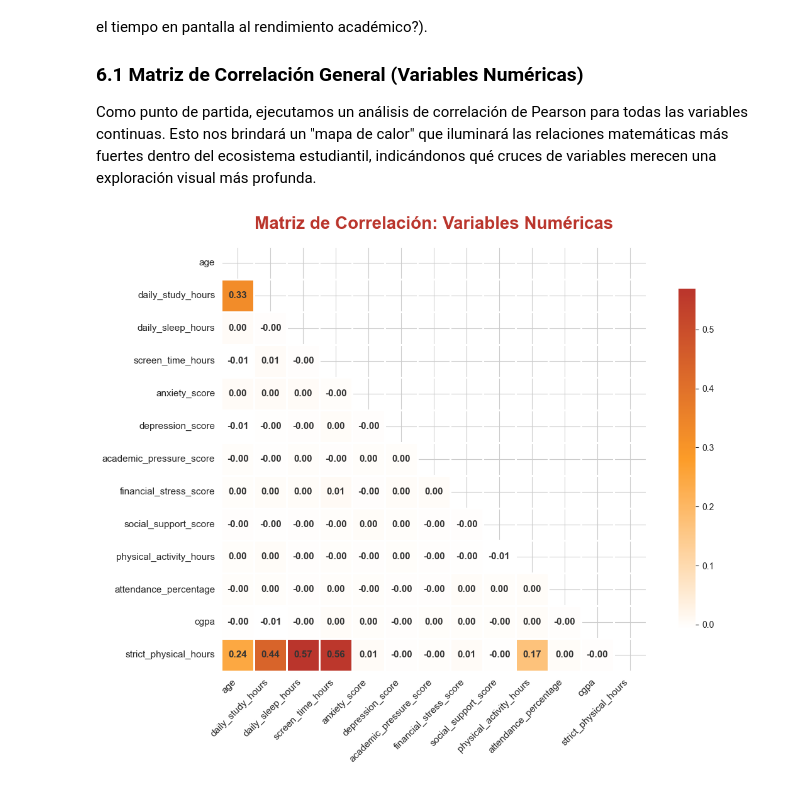
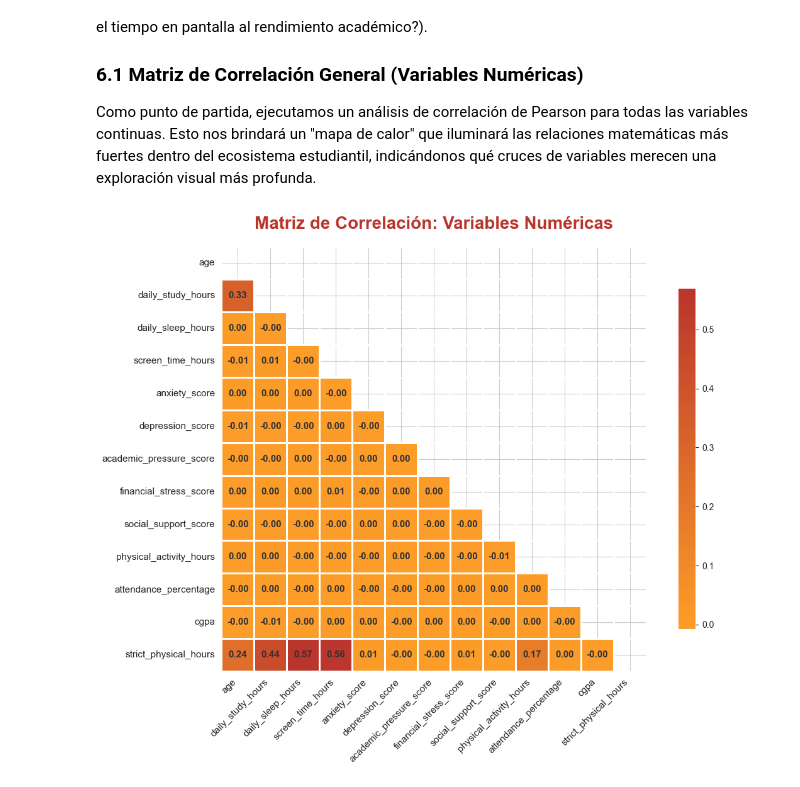
Before and after one commit to kevinmateojimenez/TRABAJO-FINAL, a Jupyter notebook: EDA_Entregable.ipynb, the cells around one changed output. Cells and saved outputs as stored; diff of their text form; code cells hidden in the pictures.

```diff
--- a/EDA_Entregable.ipynb
+++ b/EDA_Entregable.ipynb
@@ -1238,31 +1238,32 @@ matriz_corr = df[columnas_num].corr()
 # 3. Configurar el lienzo (tamaño amplio para que los números no se amontonen)
 fig, ax = plt.subplots(figsize=(12, 9))
 
 # 4. Crear una paleta de colores personalizada UNLA
 # Va de Blanco (Sin correlación) -> Naranja (Correlación media) -> Rojo (Correlación fuerte)
 cmap_unla = sns.blend_palette(['#ffffff', '#FC9C28', '#BA352C'], as_cmap=True)
 
 # 5. Crear una máscara para ocultar el triángulo superior (para no repetir información y que se vea más limpio)
 mascara = np.triu(np.ones_like(matriz_corr, dtype=bool))
 
 # 6. Dibujar el Mapa de Calor (Heatmap)
 sns.heatmap(matriz_corr,
             annot=True,              # Mostrar los números
             fmt=".2f",               # Formato de 2 decimales
             cmap=cmap_unla,          # Paleta institucional
             mask=mascara,            # Ocultar la mitad superior
             square=True,             # Celdas cuadradas
             linewidths=1,            # Líneas de separación
             cbar_kws={"shrink": .8}, # Tamaño de la barra de color
             ax=ax,
+            center=0,
             annot_kws={"fontsize": 11, "fontweight": "bold", "color": "#333333"})
 
 # 7. Estética y Títulos
 ax.set_title('Matriz de Correlación: Variables Numéricas', fontsize=20, fontweight='bold', color='#BA352C', pad=20)
 plt.xticks(rotation=45, ha='right', fontsize=11)
 plt.yticks(rotation=0, fontsize=11)
 
 plt.tight_layout()
 plt.show()
 # %% [output]
-[figure, old version]
+[figure, new version]
```
Also changed, not shown: parts of 12 cells of this notebook.
